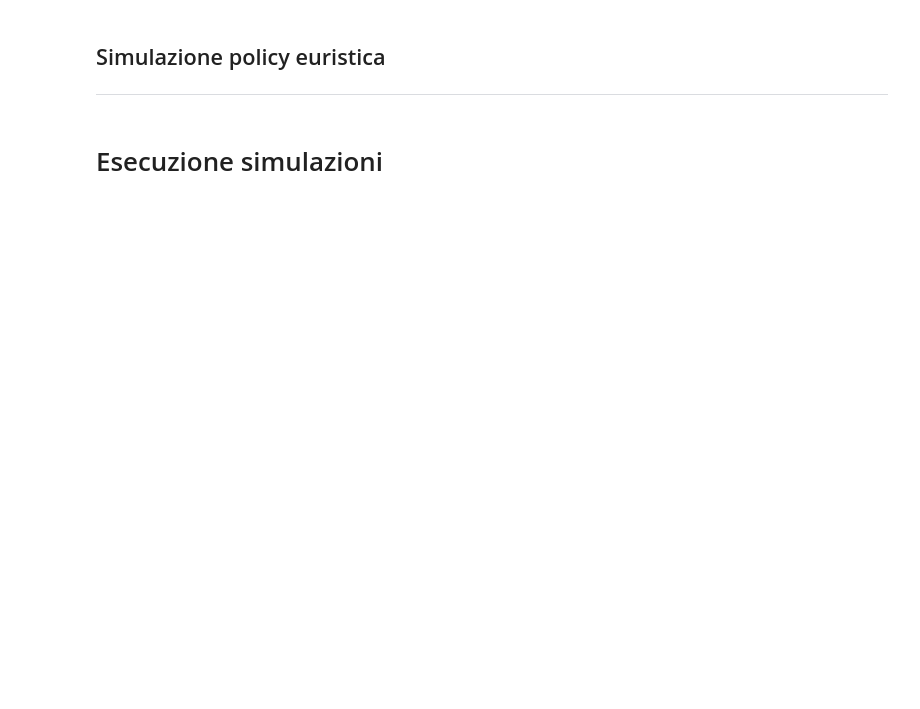
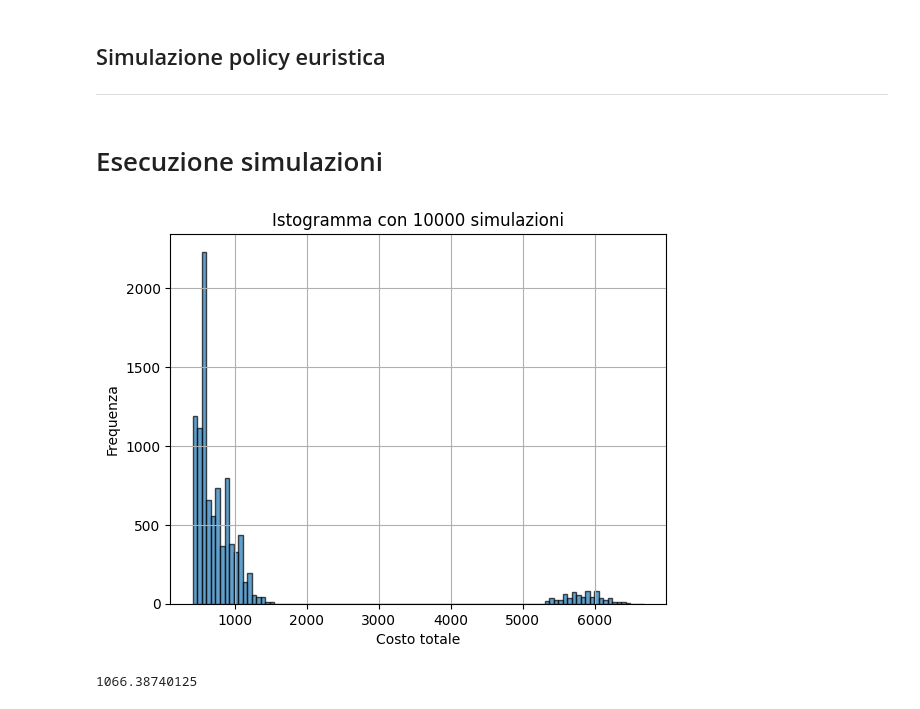
Before and after one commit to kevix01/dp_project, a Jupyter notebook: EfficientSnowProduction.ipynb, the cells around one changed output. Drawn from its saved outputs; the diff is of its cells as text; code cells hidden in the pictures; blank space fills up the shorter version.

```diff
--- a/EfficientSnowProduction.ipynb
+++ b/EfficientSnowProduction.ipynb
@@ -739,12 +745,22 @@ def simulate_heuristic(T,d0,print_enabled=False):
 # %%
 num_simulations = int(1e4)
 total_costs_vector = np.empty(num_simulations)
-for i in range(num_simulations):
-    total_costs_vector[i] = simulate_heuristic(72,0)[1]
+
+def run_simulations(total_costs_vector, num_simulations):
+    for i in range(num_simulations):
+        total_costs_vector[i] = simulate_heuristic(72,0)[1]
+
+run_simulations(total_costs_vector, num_simulations)
 
 plt.hist(total_costs_vector, bins=100, alpha=0.7, edgecolor="black")
 plt.xlabel("Costo totale")
 plt.ylabel("Frequenza")
 plt.title(f"Istogramma con {num_simulations} simulazioni")
 plt.grid(True)
 plt.show()
+# %% [output]
+[figure, added]
+# %%
+print(np.mean(total_costs_vector))
+# %% [output]
+1066.38740125
```
Also changed, not shown: parts of 8 cells of this notebook, 1 other file.
